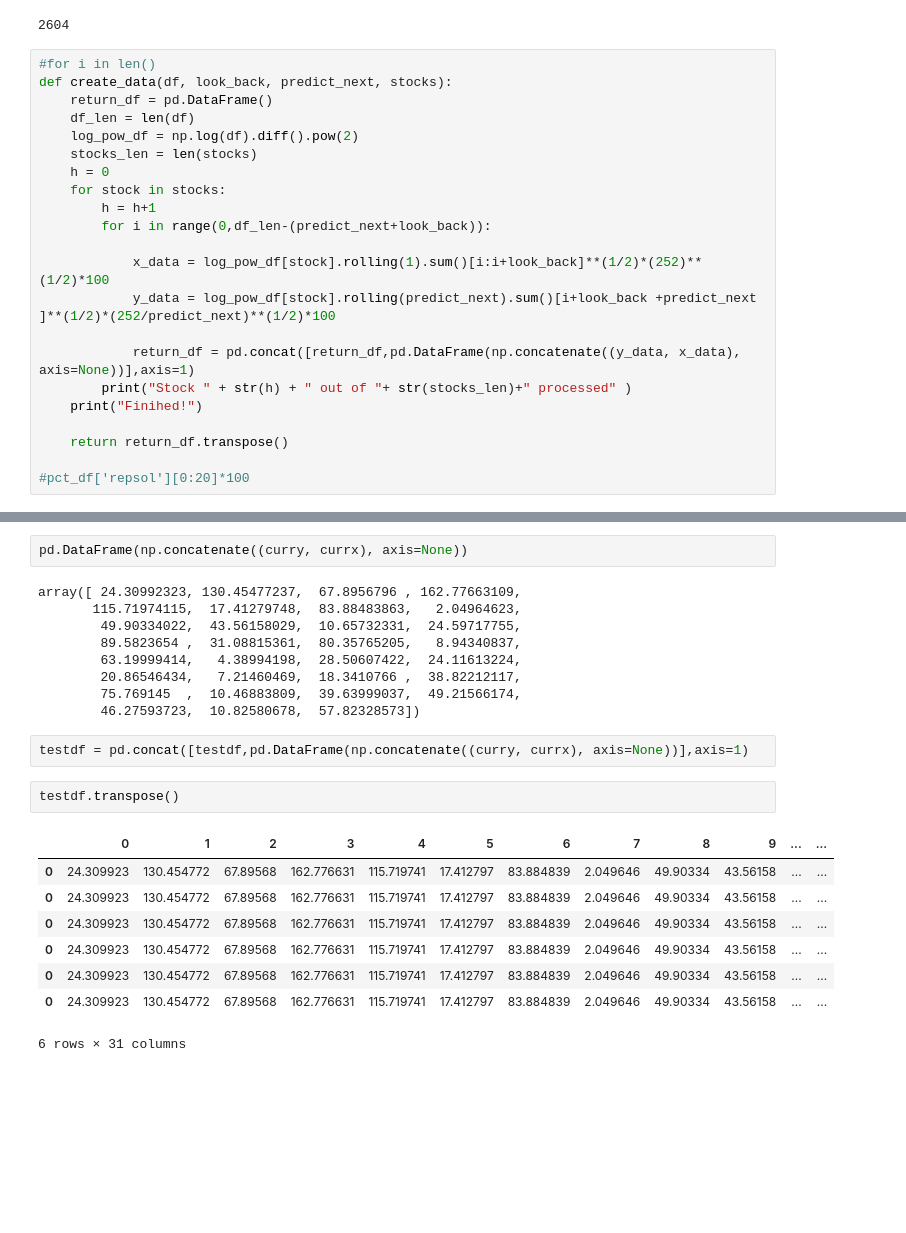
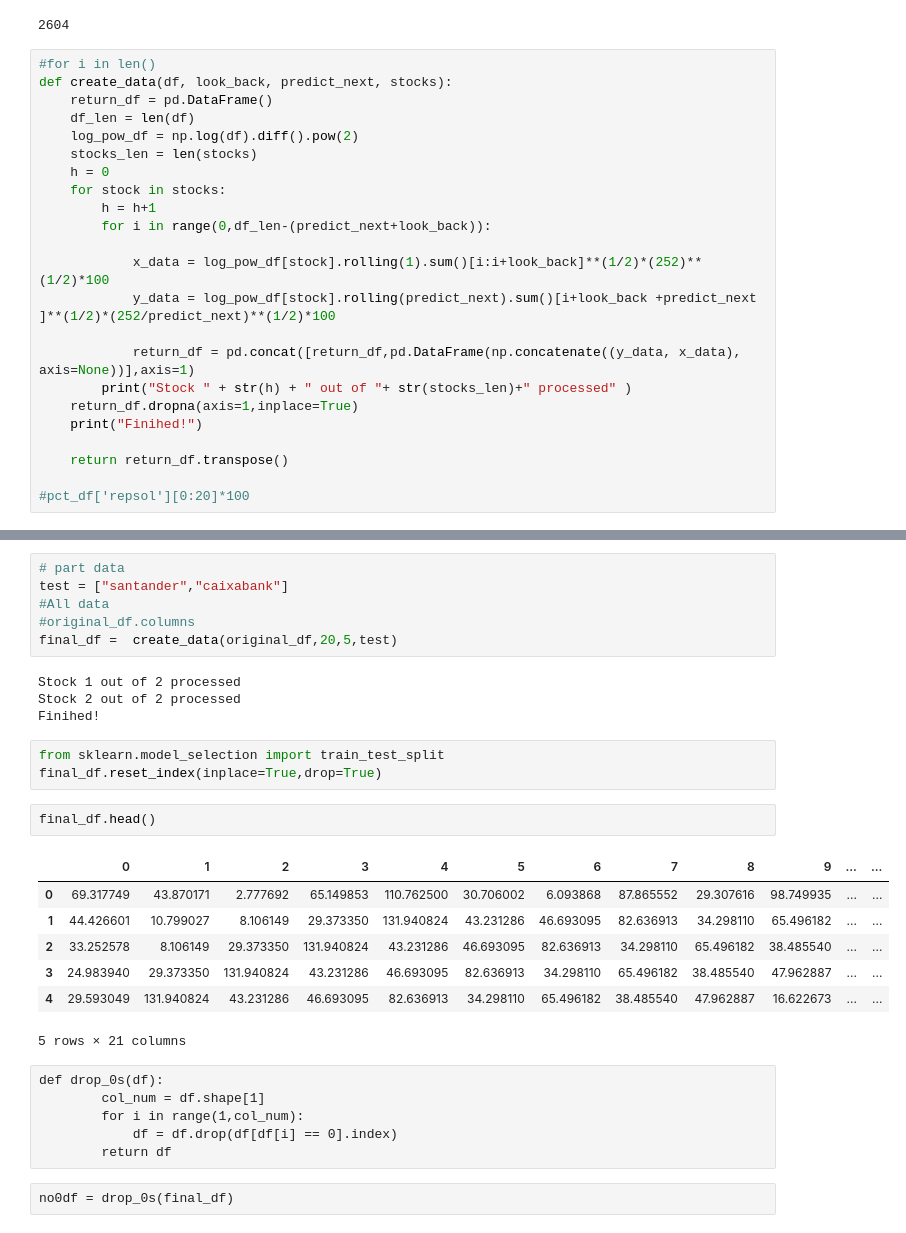
Before and after one commit to mkoz92/mlengineeringfinal, a Jupyter notebook: main.ipynb, the cells around one changed output, grey strips where cells are left out. Drawn from its saved outputs; the diff is of its cells as text; blank space fills up the shorter version.

```diff
--- a/main.ipynb
+++ b/main.ipynb
@@ -96,6 +97,7 @@ def create_data(df, look_back, predict_next, stocks):
 
             return_df = pd.concat([return_df,pd.DataFrame(np.concatenate((y_data, x_data), axis=None))],axis=1)
         print("Stock " + str(h) + " out of "+ str(stocks_len)+" processed" )
+    return_df.dropna(axis=1,inplace=True)
     print("Finihed!")
 
     return return_df.transpose()
@@ -140,24 +106,31 @@ testdf = pd.DataFrame()
-# %%
-pd.DataFrame(np.concatenate((curry, currx), axis=None))
-# %% [output]
-array([ 24.30992323, 130.45477237,  67.8956796 , 162.77663109,
-       115.71974115,  17.41279748,  83.88483863,   2.04964623,
-        49.90334022,  43.56158029,  10.65732331,  24.59717755,
-        89.5823654 ,  31.08815361,  80.35765205,   8.94340837,
-        63.19999414,   4.38994198,  28.50607422,  24.11613224,
-        20.86546434,   7.21460469,  18.3410766 ,  38.82212117,
-        75.769145  ,  10.46883809,  39.63999037,  49.21566174,
-        46.27593723,  10.82580678,  57.82328573])
-# %%
-testdf = pd.concat([testdf,pd.DataFrame(np.concatenate((curry, currx), axis=None))],axis=1)
-# %%
-testdf.transpose()
-# %% [output]
-|  | 0 | 1 | 2 | 3 | 4 | 5 | 6 | 7 | 8 | 9 | ... | ... |
-| 0 | 24.309923 | 130.454772 | 67.89568 | 162.776631 | 115.719741 | 17.412797 | 83.884839 | 2.049646 | 49.90334 | 43.56158 | ... | ... |
-| 0 | 24.309923 | 130.454772 | 67.89568 | 162.776631 | 115.719741 | 17.412797 | 83.884839 | 2.049646 | 49.90334 | 43.56158 | ... | ... |
-| 0 | 24.309923 | 130.454772 | 67.89568 | 162.776631 | 115.719741 | 17.412797 | 83.884839 | 2.049646 | 49.90334 | 43.56158 | ... | ... |
-| 0 | 24.309923 | 130.454772 | 67.89568 | 162.776631 | 115.719741 | 17.412797 | 83.884839 | 2.049646 | 49.90334 | 43.56158 | ... | ... |
-| 0 | 24.309923 | 130.454772 | 67.89568 | 162.776631 | 115.719741 | 17.412797 | 83.884839 | 2.049646 | 49.90334 | 43.56158 | ... | ... |
-| 0 | 24.309923 | 130.454772 | 67.89568 | 162.776631 | 115.719741 | 17.412797 | 83.884839 | 2.049646 | 49.90334 | 43.56158 | ... | ... |
-6 rows × 31 columns
+# %%
+# part data
+test = ["santander","caixabank"]
+#All data
+#original_df.columns
+final_df =  create_data(original_df,20,5,test)
+# %% [output]
+Stock 1 out of 2 processed
+Stock 2 out of 2 processed
+Finihed!
+# %%
+from sklearn.model_selection import train_test_split
+final_df.reset_index(inplace=True,drop=True)
+# %%
+final_df.head()
+# %% [output]
+|  | 0 | 1 | 2 | 3 | 4 | 5 | 6 | 7 | 8 | 9 | ... | ... |
+| 0 | 69.317749 | 43.870171 | 2.777692 | 65.149853 | 110.762500 | 30.706002 | 6.093868 | 87.865552 | 29.307616 | 98.749935 | ... | ... |
+| 1 | 44.426601 | 10.799027 | 8.106149 | 29.373350 | 131.940824 | 43.231286 | 46.693095 | 82.636913 | 34.298110 | 65.496182 | ... | ... |
+| 2 | 33.252578 | 8.106149 | 29.373350 | 131.940824 | 43.231286 | 46.693095 | 82.636913 | 34.298110 | 65.496182 | 38.485540 | ... | ... |
+| 3 | 24.983940 | 29.373350 | 131.940824 | 43.231286 | 46.693095 | 82.636913 | 34.298110 | 65.496182 | 38.485540 | 47.962887 | ... | ... |
+| 4 | 29.593049 | 131.940824 | 43.231286 | 46.693095 | 82.636913 | 34.298110 | 65.496182 | 38.485540 | 47.962887 | 16.622673 | ... | ... |
+5 rows × 21 columns
+# %% [raw]
+def drop_0s(df):
+        col_num = df.shape[1]
+        for i in range(1,col_num):
+            df = df.drop(df[df[i] == 0].index)
+        return df
+# %% [raw]
+no0df = drop_0s(final_df)
```
Also changed, not shown: parts of 8 cells of this notebook.
